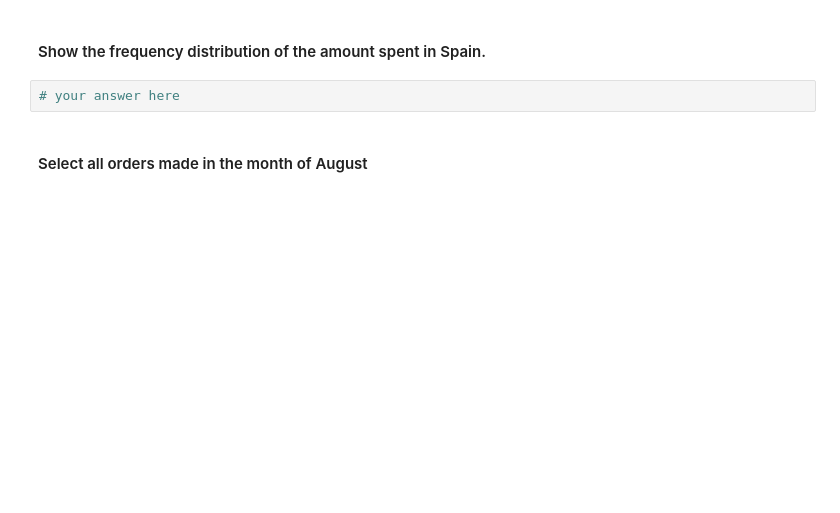
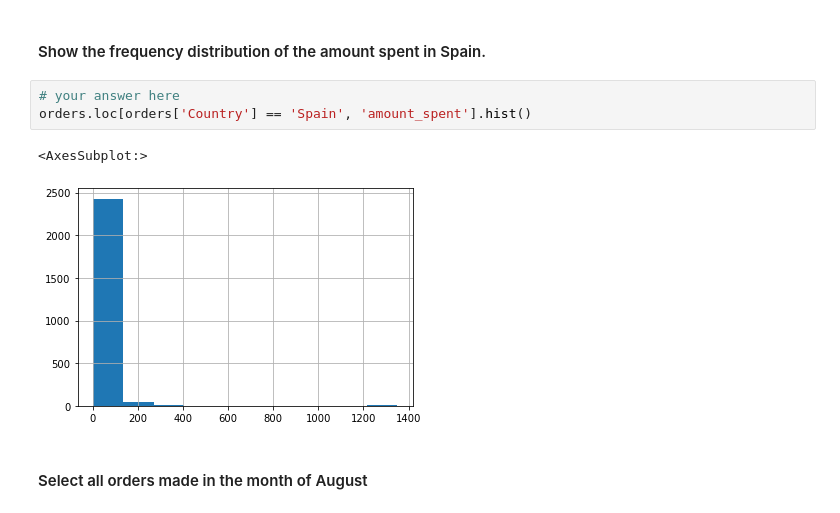
Before and after one commit to ta-data-mexpt/lab-subsetting-and-descriptive-stats, a Jupyter notebook: your-code/main.ipynb, the cells around one changed output. Drawn from its saved outputs; the diff is of its cells as text; blank space fills up the shorter version.

```diff
--- a/your-code/main.ipynb
+++ b/your-code/main.ipynb
@@ -500,6 +530,10 @@ orders[orders.UnitPrice == 0]
 #### Show the frequency distribution of the amount spent in Spain.
 # %%
 # your answer here
+orders.loc[orders['Country'] == 'Spain', 'amount_spent'].hist()
+# %% [output]
+<AxesSubplot:>
+[figure, added]
 # %% [markdown]
 #### Select all orders made in the month of August
 # %%
```
Also changed, not shown: parts of 10 cells of this notebook.
